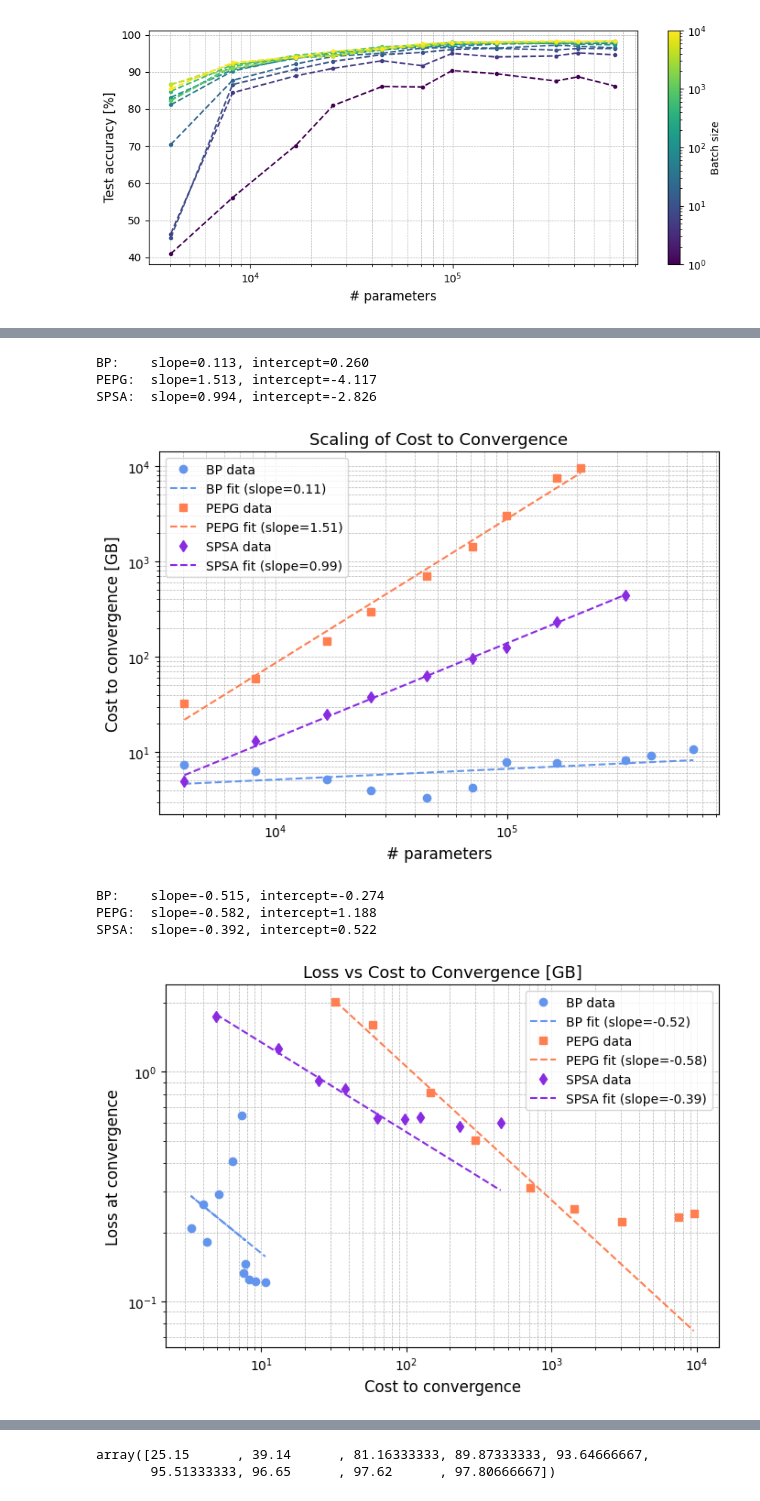
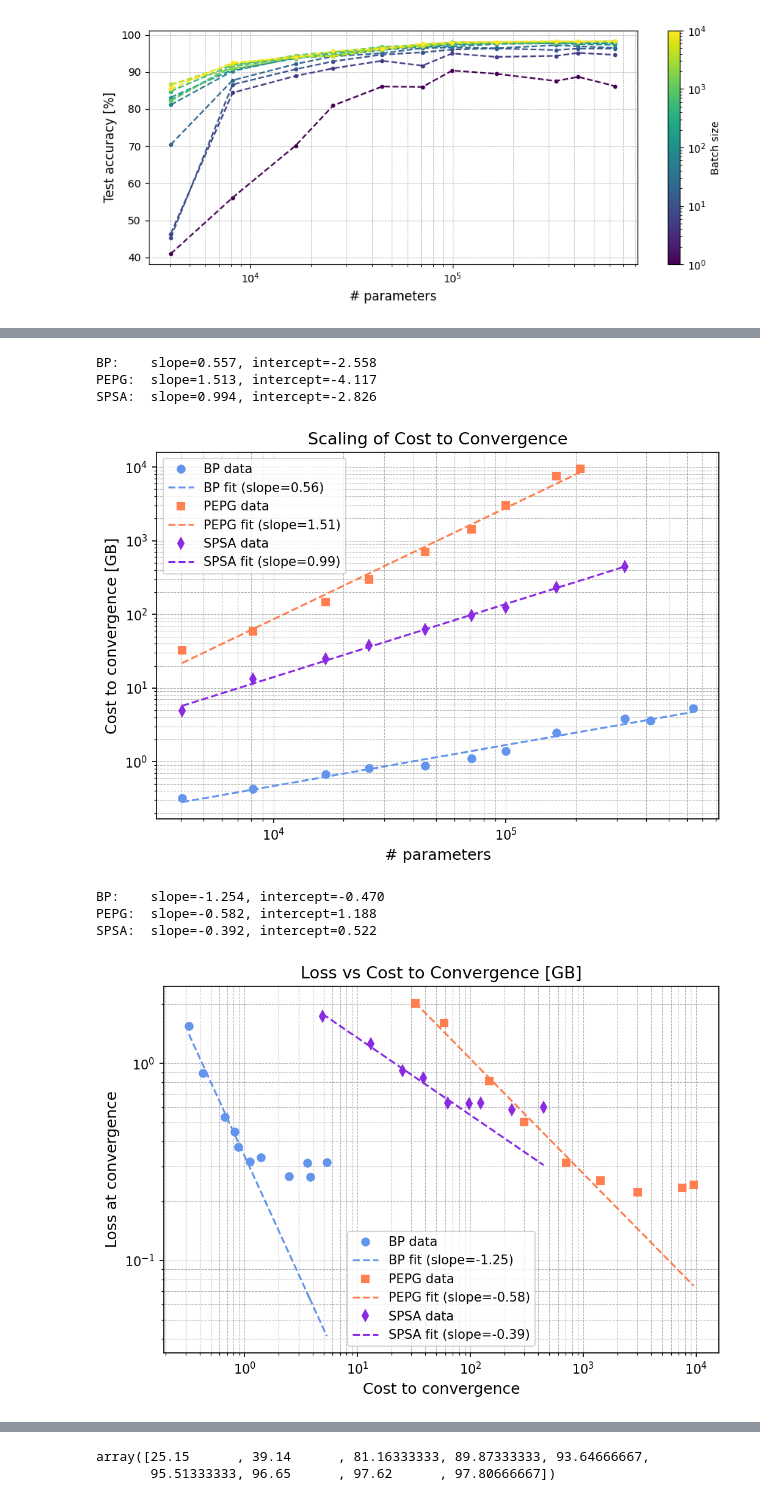
Before and after one commit to ASkalli/nonlinear_oscillator_network, a Jupyter notebook: MNIST/results/convergence_analysis_new.ipynb, the cells around one changed output, grey strips where cells are left out. Saved outputs shown, nothing was run; the diff lists cells and outputs as text; code cells hidden in the pictures.

```diff
--- a/MNIST/results/convergence_analysis_new.ipynb
+++ b/MNIST/results/convergence_analysis_new.ipynb
@@ -16,6 +16,10 @@ import scipy
 #from torchsummary import summary
 import time
 from data_processing_utils import *
+#%config InlineBackend.figure_format = 'svg'
+mpl.rcParams['figure.dpi'] = 150
+mpl.rcParams['savefig.dpi'] = 150
+mpl.rcParams['figure.figsize'] = (4,2)
 # %%
 N_neurons_vec_PEPG = [5, 10, 20 ,30, 50, 75, 100,150,180]
 
@@ -40,7 +48,8 @@ knee_idx_PEPG,loss_PEPG_conv,acc_PEPG_conv = locate_curve_knee(avg_results_PEPG,
 # %%
 #process memory cost for the algorithm using the knee idx and the memory budget per epoch
 
-PEPG_mem_perepoch = np.array([11.2,19.76,53.82,117.27,330.8,816.62,1603.96,4347.31,5566.28])/1000 #with peak mem CUDA torch profiler
+PEPG_mem_perepoch = np.array([11.2,19.76,53.82,117.27,330.8,816.62,1603.96,4347.31,6951.7])/1000 #with peak mem CUDA torch profiler
+#PEPG_mem_perepoch = np.array([1.945, 7.866, 32.592, 76.537, 231.036, 578.829, 1141.121, 3103.629, 4967.196])/1000 #with peak mem theory
 
 a_PEPG,b_PEPG,N_dim_vec_PEPG,PEPG_cost_to_conv = process_cost_to_conv(avg_results_PEPG,knee_idx_PEPG,PEPG_mem_perepoch)
 # %% [output]
@@ -93,12 +102,19 @@ with gzip.open('paramscan_PNN_BP_MNIST_run2.pkl.gz', 'rb') as f:
 with gzip.open('paramscan_PNN_BP_MNIST_run3.pkl.gz', 'rb') as f:
     results_BP3 = pickle.load(f)
 
+
+with open('BP_batch_scan/paramscan_batch10_lr0p0001_PNN_BP_MNIST.pkl', 'rb') as f:
+    results_BP_lasthope = pickle.load(f)
+
 dicts_list = [results_BP1, results_BP2,results_BP3]  # list of runs
+dicts_list = [results_BP_lasthope]  # list of runs
+
 
 
 # Average them with our new shiny function lol
 avg_results_BP = average_data_dicts(dicts_list)
 
+
 #locate convergence knee to determine convergence
-knee_idx_BP,loss_BP_conv,acc_BP_conv = locate_curve_knee(avg_results_BP,N_neurons_vec_BP,idx_start = 100,idx_run=-1,plot_bool=True)
+knee_idx_BP,loss_BP_conv,acc_BP_conv = locate_curve_knee(avg_results_BP,N_neurons_vec_BP,idx_start = 300,idx_run=-1,plot_bool=True)
 # %% [output]
@@ -108,6 +124,11 @@ knee_idx_BP,loss_BP_conv,acc_BP_conv = locate_curve_knee(avg_results_BP,N_neuron
 
 BP_mem_perepoch = np.array([6.371, 6.647, 7.203, 7.764, 8.898, 10.342, 11.815, 14.846, 21.251, 24.625, 31.717])/1000 #peak total theory batch = 1000
 BP_mem_perepoch = np.array([22.3,22.4,22.68,22.99,23.62,24.43,25.3,27.1,31,32.3, 37.7])/1000 #peak total batch = 1000 torch cuda
+
+BP_mem_perepoch = np.array([0.11, 0.159, 0.262, 0.369, 0.597, 0.908, 1.248, 2.013, 3.886, 4.995, 7.555])/1000 #peak total theory batch = 10
+BP_mem_perepoch = np.array([18.218, 18.297, 18.471, 18.651, 19.03, 19.549, 20.125, 21.423, 24.615, 26.518, 31.077]
+)/1000 #peak total torch CUDA batch = 10
+
 #BP_mem_perepoch = np.array([18.19,18.27,18.44,18.62,19,19.52,20.1,21.4,24.59,26.49,31.05])/1000 #peak total batch = 1 torch cuda
 
 a_BP,b_BP,N_dim_vec_BP,BP_cost_to_conv = process_cost_to_conv(avg_results_BP,knee_idx_BP,BP_mem_perepoch)
@@ -415,13 +436,13 @@ plt.grid(True, which="both", ls="--", lw=0.5)
 plt.tight_layout()
 plt.show()
 # %% [output]
-BP:    slope=0.113, intercept=0.260
+BP:    slope=0.557, intercept=-2.558
 PEPG:  slope=1.513, intercept=-4.117
 SPSA:  slope=0.994, intercept=-2.826
-[figure, old version]
+[figure, new version]
 # %%
 # Fit lines (log-log)
-a_BP, b_BP = np.polyfit(np.log10(BP_cost_to_conv),   np.log10(loss_BP_conv),   1)
+a_BP, b_BP = np.polyfit(np.log10(BP_cost_to_conv[:-5]),   np.log10(loss_BP_conv[:-5]),   1)
 a_PEPG, b_PEPG = np.polyfit(np.log10(PEPG_cost_to_conv[:-3]), np.log10(loss_PEPG_conv[:-3]), 1)
 a_SPSA, b_SPSA = np.polyfit(np.log10(SPSA_cost_to_conv[:-4]), np.log10(loss_SPSA_conv[:-4]), 1)
 
@@ -429,35 +450,35 @@ a_SPSA, b_SPSA = np.polyfit(np.log10(SPSA_cost_to_conv[:-4]), np.log10(loss_SPSA
 print(f"BP:    slope={a_BP:.3f}, intercept={b_BP:.3f}")
 print(f"PEPG:  slope={a_PEPG:.3f}, intercept={b_PEPG:.3f}")
 print(f"SPSA:  slope={a_SPSA:.3f}, intercept={b_SPSA:.3f}")
 
 # Plot data and fits
 plt.figure(figsize=(7,5))
 
 # BP — cornflower blue
 plt.loglog(BP_cost_to_conv, loss_BP_conv, 'o', color='cornflowerblue', label='BP data')
 plt.loglog(BP_cost_to_conv, 10**(a_BP*np.log10(BP_cost_to_conv) + b_BP), '--', color='cornflowerblue', label=f'BP fit (slope={a_BP:.2f})')
 
 # PEPG — coral
 plt.loglog(PEPG_cost_to_conv, loss_PEPG_conv, 's', color='coral', label='PEPG data')
 plt.loglog(PEPG_cost_to_conv, 10**(a_PEPG*np.log10(PEPG_cost_to_conv) + b_PEPG), '--', color='coral', label=f'PEPG fit (slope={a_PEPG:.2f})')
 
 # SPSA — blueviolet
 plt.loglog(SPSA_cost_to_conv, loss_SPSA_conv, 'd', color='blueviolet', label='SPSA data')
 plt.loglog(SPSA_cost_to_conv, 10**(a_SPSA*np.log10(SPSA_cost_to_conv) + b_SPSA), '--', color='blueviolet', label=f'SPSA fit (slope={a_SPSA:.2f})')
 
 # Labels and styling
 plt.xlabel('Cost to convergence', fontsize=12)
 plt.ylabel('Loss at convergence', fontsize=12)
 plt.title('Loss vs Cost to Convergence [GB]', fontsize=13)
 plt.legend()
 plt.grid(True, which="both", ls="--", lw=0.5)
 plt.tight_layout()
 plt.show()#
 # %% [output]
-BP:    slope=-0.515, intercept=-0.274
+BP:    slope=-1.254, intercept=-0.470
 PEPG:  slope=-0.582, intercept=1.188
 SPSA:  slope=-0.392, intercept=0.522
-[figure, old version]
+[figure, new version]
 # %%
 results_BP_batch[20]
 # %% [output]
```
Also changed, not shown: parts of 9 cells of this notebook, 9 other files.
